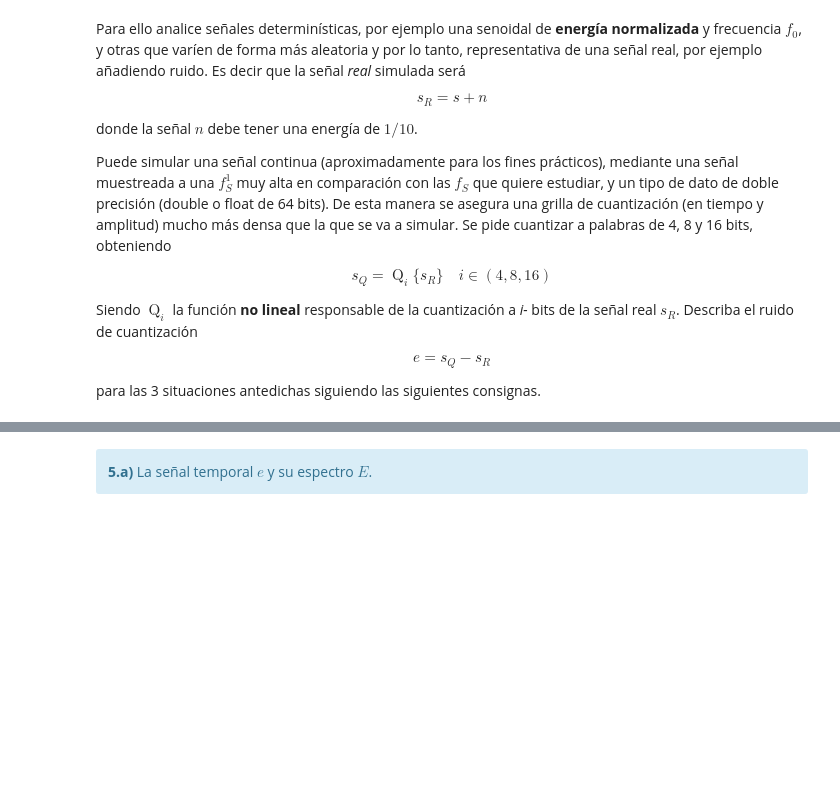
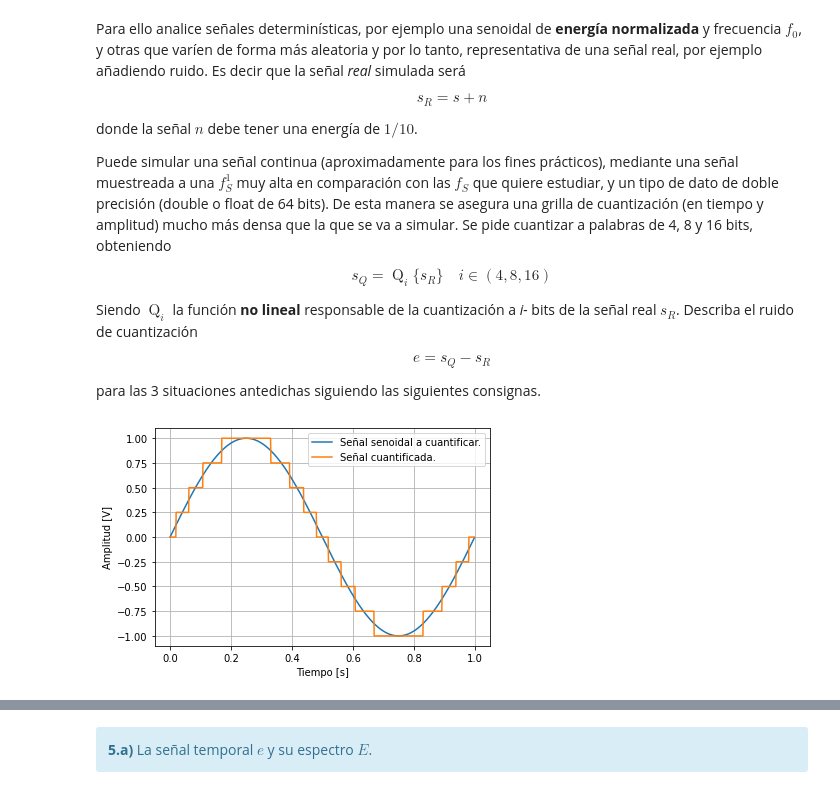
Before and after one commit to jbl95/pds-trabajosPracticos, a Jupyter notebook: TP1 - Muestreo de señales - Forurier.ipynb, the cells around one changed output, grey strips where cells are left out. Saved outputs shown, nothing was run; the diff lists cells and outputs as text; code cells hidden in the pictures; blank space fills up the shorter version.

```diff
--- a/TP1 - Muestreo de señales - Forurier.ipynb
+++ b/TP1 - Muestreo de señales - Forurier.ipynb
@@ -1509,3 +1508,11 @@ Siendo $\mathop{Q}_i$ la función **no lineal** responsable de la cuantización
 $$ e = s_Q - s_R$$
 
 para las 3 situaciones antedichas siguiendo las siguientes consignas.
+# %%
+def mi_func_sen (vmax, dc, ff, ph, nn, fs):
+
+   tt = npy.arange(nn/fs, step=1/fs)
+
+   xx = vmax * npy.sin((2 * npy.pi * ff * tt) + ph) + dc
+
+   return tt,xx
@@ -1511,0 +1538,35 @@ para las 3 situaciones antedichas siguiendo las siguientes consignas.
+# %%
+def mi_func_ADC (vmax, signal,nbits):
+    # q = vmax / (2**(nbits-1) - 1)
+    # value = signal / q
+    # samples = npy.round(value)
+    # return samples
+
+    mlevel = (2 ** (nbits - 1))
+    qx = (2*vmax/mlevel) * npy.round( (mlevel/(2*vmax)) * signal )
+    return qx
+# %%
+import numpy as npy
+import matplotlib.pyplot as plt
+import scipy as spy
+
+# Señal a muestrear.
+vmax = 1
+ff = 1
+ph = 0
+dc = 0
+nn = 1000
+fs = 1000
+nbits = 4
+
+tt,xx = mi_func_sen(vmax, dc, ff, ph, nn, fs)
+q = mi_func_ADC(vmax, xx, nbits)
+
+plt.plot(tt,xx,label='Señal senoidal a cuantificar.')
+plt.plot(tt,q,label='Señal cuantificada.')
+plt.xlabel('Tiempo [s]')
+plt.ylabel('Amplitud [V]')
+plt.legend()
+plt.grid()
+# %% [output]
+[figure, added]
```
Also changed, not shown: parts of 6 cells of this notebook.
